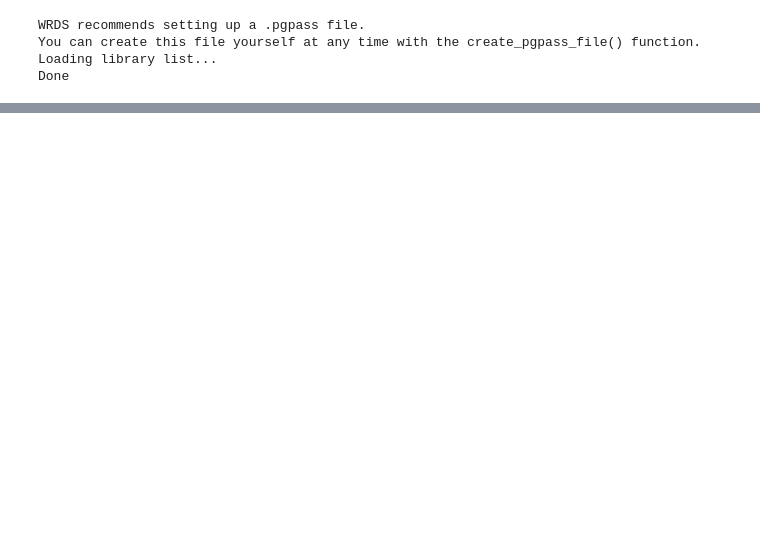
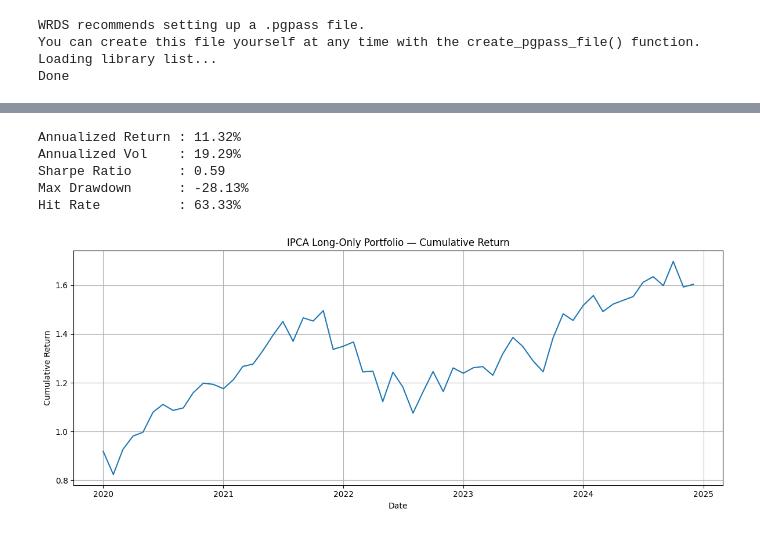
Before and after one commit to arshdeep11112000/TheVirtueOfComplexity_PaperReplication_Experimentation-master, a Jupyter notebook: notebooks/expermint_ppp.ipynb, the cells around one changed output, grey strips where cells are left out. Saved outputs shown, nothing was run; the diff lists cells and outputs as text; code cells hidden in the pictures; blank space fills up the shorter version.

```diff
--- a/notebooks/expermint_ppp.ipynb
+++ b/notebooks/expermint_ppp.ipynb
@@ -92,15 +107,18 @@ char_data = new_mod.merge_openap_with_crsp_returns(char_data, returns_data)
 # %%
 char_data["y_ipca"] = char_data["excess_ret"].shift(-1)  # next period's return as target
 # %%
-pred_df = new_mod.rolling_ipca_predictions(
+pred_df, diag_df = new_mod.rolling_ipca_predictions(
     char_data=char_data,          # or char_data directly
-    forecast_start="2016-01-01",
+    forecast_start="2020-01-01",
     target_col="y_ipca",            # auto-built from excess_ret if missing
-    n_factors=3,
-    train_window_months=120,        # rolling 10y window; set None for expanding
-    min_train_obs=5000,
+    n_factors=5,
+    train_window_months=60,        # rolling 10y window; set None for expanding
+    min_train_obs=500,
     normalize=True,
     mean_factor=True,
     silent=True,
+    max_iter=15,
+    iter_tol=1e-3,
+    warm_start=True
 )
 pred_df.head()
@@ -145,0 +238,12 @@ results
+# %%
+port     = build_long_only_portfolio(pred_df, top_n=100)  # top 100 stocks
+monthly  = compute_portfolio_returns(port)
+stats    = portfolio_performance(monthly)
+plot_cumulative(monthly)
+# %% [output]
+Annualized Return : 11.32%
+Annualized Vol    : 19.29%
+Sharpe Ratio      : 0.59
+Max Drawdown      : -28.13%
+Hit Rate          : 63.33%
+[figure, added]
```
Also changed, not shown: parts of 16 cells of this notebook, 4 other files.
